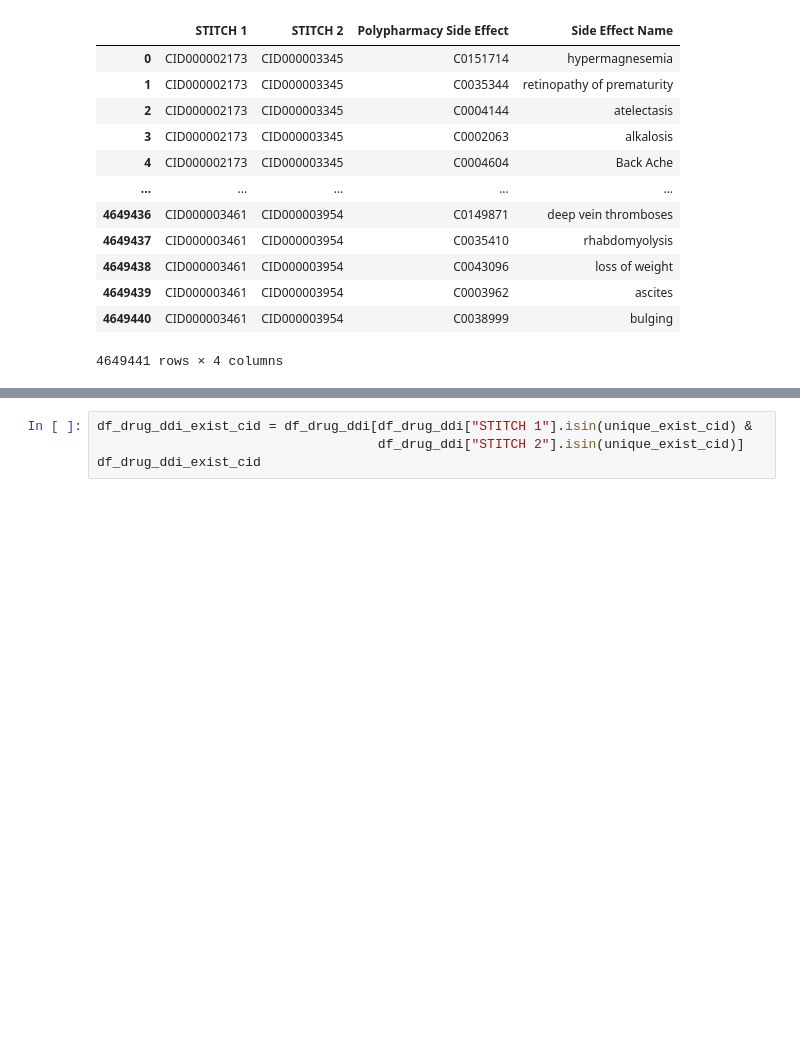
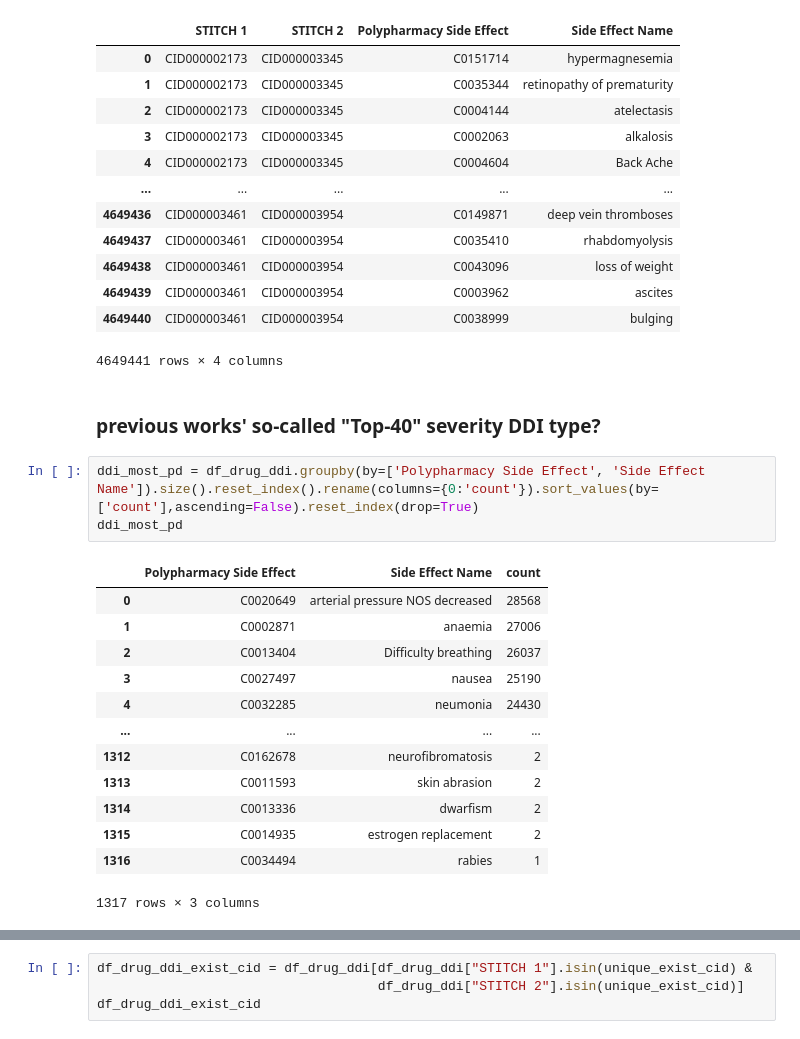
Before and after one commit to Nemo4110/GNNs-Driven-Clinical-Decision-Making-Assistance, a Jupyter notebook: notebook/ddi.ipynb, the cells around one changed output, grey strips where cells are left out. Saved outputs shown, nothing was run; the diff lists cells and outputs as text; blank space fills up the shorter version.

```diff
--- a/notebook/ddi.ipynb
+++ b/notebook/ddi.ipynb
@@ -651,3 +651,22 @@ df_drug_ddi
 | 4649439 | CID000003461 | CID000003954 | C0003962 | ascites |
 | 4649440 | CID000003461 | CID000003954 | C0038999 | bulging |
 4649441 rows × 4 columns
+# %% [markdown]
+### previous works' so-called "Top-40" severity DDI type?
+# %%
+ddi_most_pd = df_drug_ddi.groupby(by=['Polypharmacy Side Effect', 'Side Effect Name']).size().reset_index().rename(columns={0:'count'}).sort_values(by=['count'],ascending=False).reset_index(drop=True)
+ddi_most_pd
+# %% [output]
+|  | Polypharmacy Side Effect | Side Effect Name | count |
+| 0 | C0020649 | arterial pressure NOS decreased | 28568 |
+| 1 | C0002871 | anaemia | 27006 |
+| 2 | C0013404 | Difficulty breathing | 26037 |
+| 3 | C0027497 | nausea | 25190 |
+| 4 | C0032285 | neumonia | 24430 |
+| ... | ... | ... | ... |
+| 1312 | C0162678 | neurofibromatosis | 2 |
+| 1313 | C0011593 | skin abrasion | 2 |
+| 1314 | C0013336 | dwarfism | 2 |
+| 1315 | C0014935 | estrogen replacement | 2 |
+| 1316 | C0034494 | rabies | 1 |
+1317 rows × 3 columns
```
Also changed, not shown: parts of 5 cells of this notebook, 8 other files.
